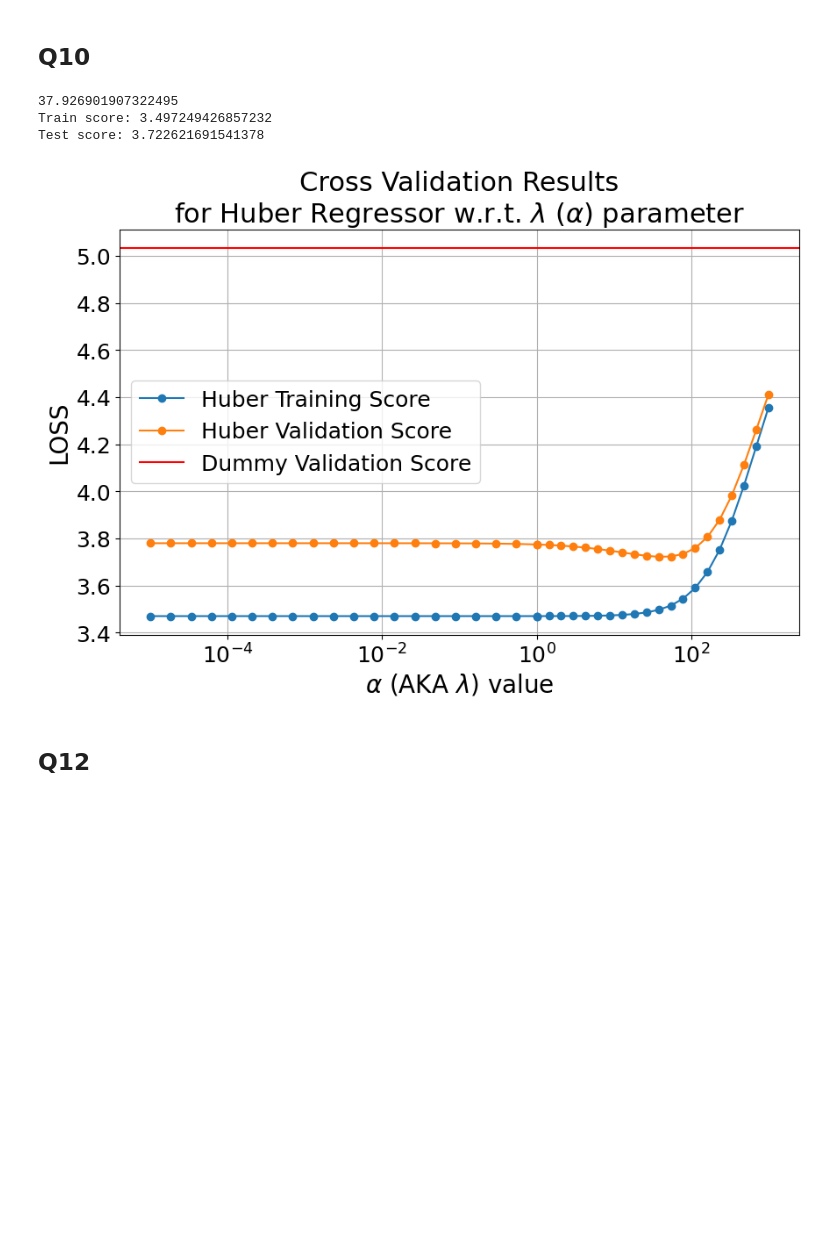
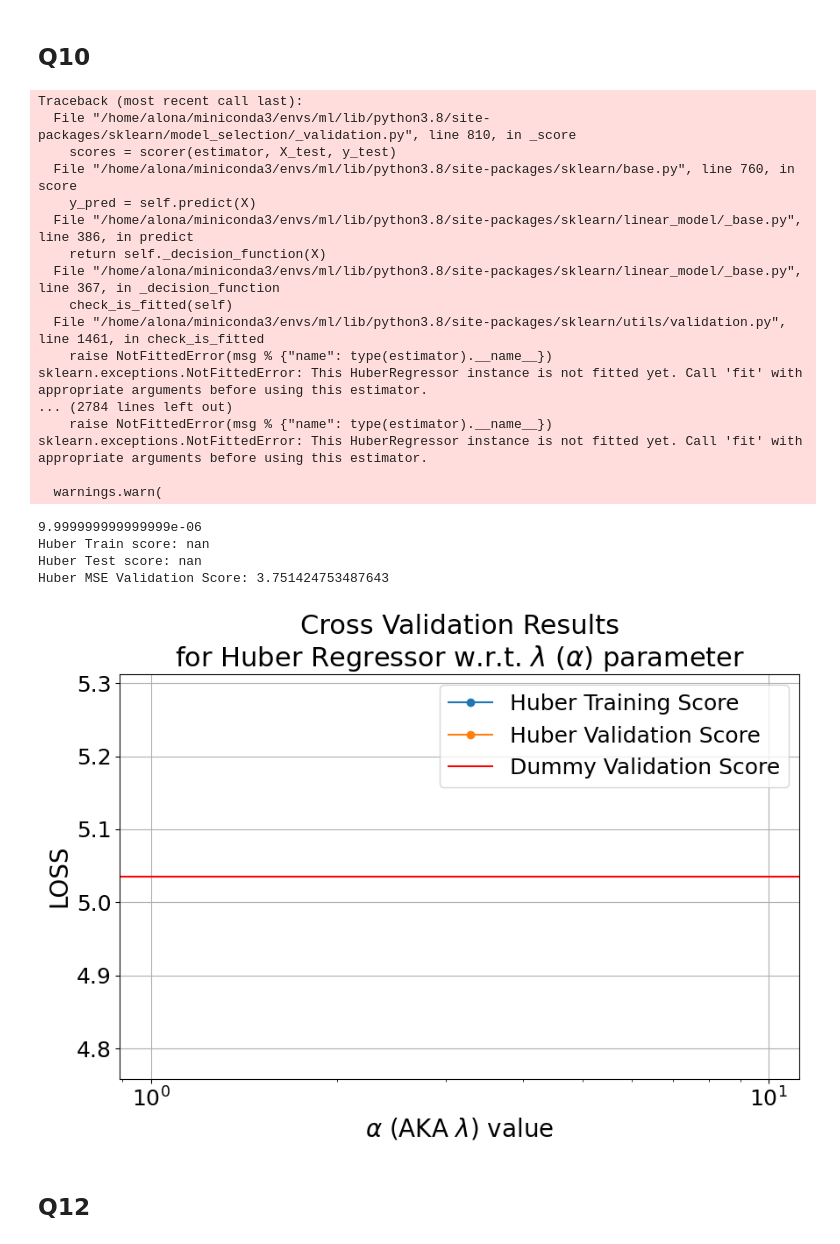
Before and after one commit to dgershko/iml_hw3, a Jupyter notebook: hw3.ipynb, the cells around one changed output. Drawn from its saved outputs; the diff is of its cells as text; code cells hidden in the pictures; blank space fills up the shorter version.

```diff
--- a/hw3.ipynb
+++ b/hw3.ipynb
@@ -366,6 +366,8 @@ DummyRegressor()
 # %% [markdown]
 ## Q8
 # %%
+def huber_loss(estimator, x, y):
+    return LinearRegressor.loss(estimator.w, estimator.b, x, y, delta)
 
 lr_values = np.logspace(-5, -1, 10)
 print(f"delta: {delta}")
@@ -373,7 +375,10 @@ train_scores = []
 test_scores = []
 for lr in lr_values:
     linear = LinearRegressor(lr=lr, huber_delta=delta)
-    cv_result = cross_validate(linear, prepared_X, prepared_y, cv=5, return_train_score=True, scoring="neg_mean_squared_error", n_jobs=5)
+    # cv_result = cross_validate(linear, prepared_X, prepared_y, cv=5, return_train_score=True, scoring="neg_mean_squared_error", n_jobs=5)
+
+    cv_result = cross_validate(linear, prepared_X, prepared_y, cv=5, return_train_score=True, scoring=huber_loss, n_jobs=5)
+
     test_scores.append(np.abs(np.mean(cv_result["test_score"])))
     train_scores.append(np.abs(np.mean(cv_result["train_score"])))
 
@@ -382,7 +387,7 @@ plt.semilogx(lr_values, train_scores, label="Huber Training Score", marker="o")
 plt.semilogx(lr_values, test_scores, label="Huber Validation Score", marker="o")
 plt.axhline(y=dummy_validation_score, label="Dummy Validation Score", color="red")
 plt.xlabel("Learning Rate")
-plt.ylabel("LOSS")
+plt.ylabel("Huber Loss")
 plt.title("""Cross Validation Results
 for Huber Regressor w.r.t. LR parameter""")
 plt.legend()
@@ -391,10 +396,15 @@ plt.show()
 
 best_index = np.argmin(test_scores)
 best_lr = lr_values[best_index]
-print(best_lr)
-print(train_scores[best_index])
-print(test_scores[best_index])
+print(f"Best LR: {best_lr}")
+print(f"Huber Train Score: {train_scores[best_index]}")
+print(f"Huber Validation Score: {test_scores[best_index]}")
 
+## [TODO!] IS THIS RIGHT?
+linear = LinearRegressor(lr=best_lr, huber_delta=delta)
+linear_mse_cv_result = cross_validate(linear, prepared_X, prepared_y, cv=5, return_train_score=True, scoring="neg_mean_squared_error", n_jobs=5)
+linear_mse_score = np.abs(np.mean(linear_mse_cv_result["test_score"]))
+print(f"MSE Validation Score: {linear_mse_score}")
 # TASK !!
 linear_regressor = LinearRegressor(lr=best_lr, huber_delta=delta)
 linear_regressor.fit(prepared_X, prepared_y)
@@ -488,42 +499,70 @@ LinearRegressor(huber_delta=5.23561170241248, lr=0.012915496650148827)
 # %% [markdown]
 ## Q10
 # %%
+def huber_loss(estimator, x, y):
+    # return LinearRegressor.loss(estimator.w, estimator.b, x, y, delta)
+    pass # [TODO!]
+
 from sklearn.linear_model import HuberRegressor
 test_scores = []
 train_scores = []
 
 # cross validate the lambda (alpha) parameter
 alphas = list(np.logspace(-5, 0, 20)) + list(np.logspace(0, 3, 20))
 
 for alpha in alphas:
     huber = HuberRegressor(alpha=alpha, epsilon=delta)
-    cv_result = cross_validate(huber, prepared_X, prepared_y, cv=5, return_train_score=True, scoring="neg_mean_squared_error", n_jobs=5)
+    cv_result = cross_validate(huber, prepared_X, prepared_y, cv=5, return_train_score=True, scoring=huber_loss, n_jobs=5)
     test_scores.append(np.abs(np.mean(cv_result["test_score"])))
     train_scores.append(np.abs(np.mean(cv_result["train_score"])))
 
 
 plt.figure(figsize=(10, 6))
 plt.semilogx(alphas, train_scores, label="Huber Training Score", marker="o")
 plt.semilogx(alphas, test_scores, label="Huber Validation Score", marker="o")
 plt.axhline(y=dummy_validation_score, label="Dummy Validation Score", color="red")
 plt.xlabel(r"$\alpha$ (AKA $\lambda$) value")
 plt.ylabel("LOSS")
 plt.title(r"""Cross Validation Results
 for Huber Regressor w.r.t. $\lambda$ ($\alpha$) parameter""")
 plt.legend()
 plt.grid(True)
 # plt.show()
 
 best_index = np.argmin(test_scores)
 best_alpha = alphas[best_index]
 print(best_alpha)
-print(f"Train score: {train_scores[best_index]}")
-print(f"Test score: {test_scores[best_index]}")
+print(f"Huber Train score: {train_scores[best_index]}")
+print(f"Huber Test score: {test_scores[best_index]}")
+
+## [TODO!] IS THIS RIGHT?
+huber = HuberRegressor(alpha=best_alpha, epsilon=delta)
+huber_mse_cv_result = cross_validate(huber, prepared_X, prepared_y, cv=5, return_train_score=True, scoring="neg_mean_squared_error", n_jobs=5)
+huber_mse_score = np.abs(np.mean(linear_mse_cv_result["test_score"]))
+print(f"Huber MSE Validation Score: {huber_mse_score}")
 # %% [output]
-37.926901907322495
-Train score: 3.497249426857232
-Test score: 3.722621691541378
+Traceback (most recent call last):
+  File "/home/alona/miniconda3/envs/ml/lib/python3.8/site-packages/sklearn/model_selection/_validation.py", line 810, in _score
+    scores = scorer(estimator, X_test, y_test)
+  File "/home/alona/miniconda3/envs/ml/lib/python3.8/site-packages/sklearn/base.py", line 760, in score
+    y_pred = self.predict(X)
+  File "/home/alona/miniconda3/envs/ml/lib/python3.8/site-packages/sklearn/linear_model/_base.py", line 386, in predict
+    return self._decision_function(X)
+  File "/home/alona/miniconda3/envs/ml/lib/python3.8/site-packages/sklearn/linear_model/_base.py", line 367, in _decision_function
+    check_is_fitted(self)
+  File "/home/alona/miniconda3/envs/ml/lib/python3.8/site-packages/sklearn/utils/validation.py", line 1461, in check_is_fitted
+    raise NotFittedError(msg % {"name": type(estimator).__name__})
+sklearn.exceptions.NotFittedError: This HuberRegressor instance is not fitted yet. Call 'fit' with appropriate arguments before using this estimator.
+... (2784 lines left out)
+    raise NotFittedError(msg % {"name": type(estimator).__name__})
+sklearn.exceptions.NotFittedError: This HuberRegressor instance is not fitted yet. Call 'fit' with appropriate arguments before using this estimator.
+
+  warnings.warn(
+9.999999999999999e-06
+Huber Train score: nan
+Huber Test score: nan
+Huber MSE Validation Score: 3.751424753487643
-[figure, old version]
+[figure, new version]
 # %% [markdown]
 ## Q12
 # %%
```
Also changed, not shown: parts of 10 cells of this notebook.
